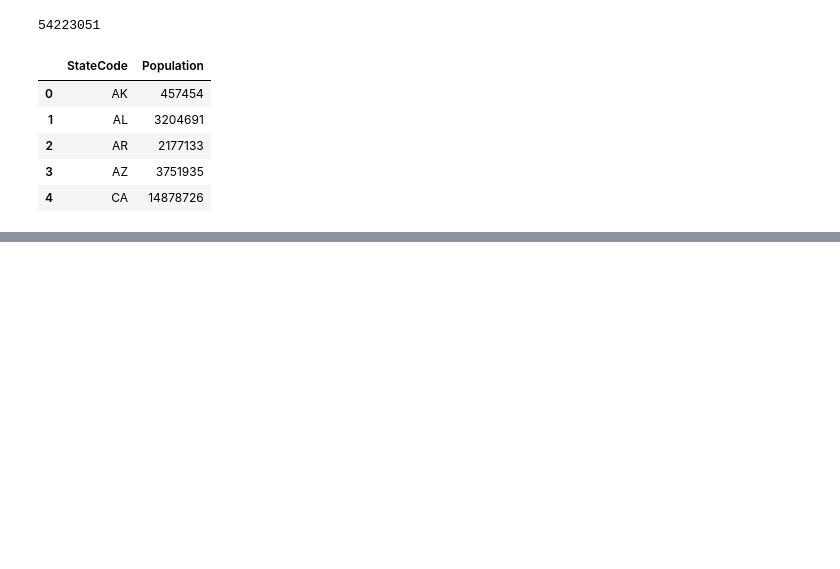
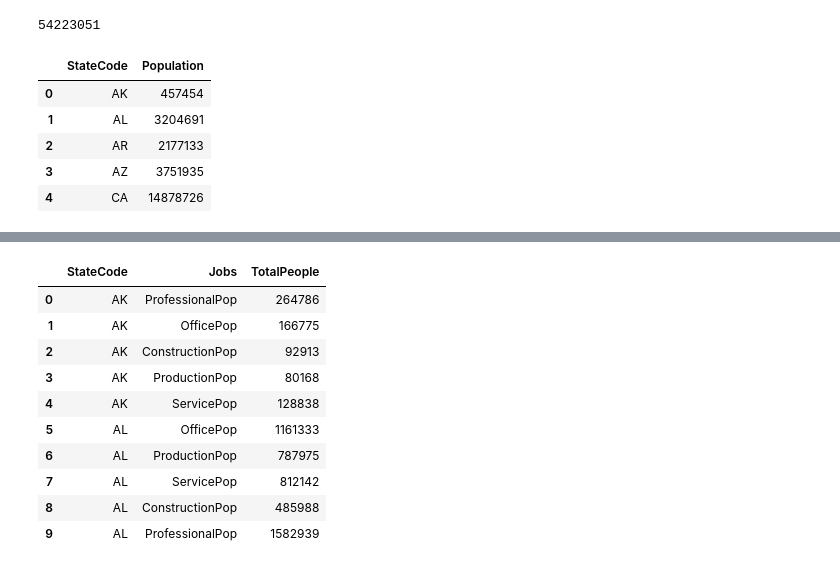
Before and after one commit to bimal-parajuli/data-visualization-us-demographics-dataset, a Jupyter notebook: Untitled.ipynb, the cells around one changed output, grey strips where cells are left out. Cells and saved outputs as stored; diff of their text form; code cells hidden in the pictures; blank space fills up the shorter version.

```diff
--- a/Untitled.ipynb
+++ b/Untitled.ipynb
@@ -130,0 +199,11 @@ total_pop_df
+# %%
+df['OfficePop'] = (df['Office'] * df['TotalPop'] / 100).round().astype(np.int64)
+# %%
+df['ConstructionPop'] = (df['Construction'] * df['TotalPop'] / 100).round().astype(np.int64)
+# %%
+df['ProductionPop'] = (df['Production'] * df['TotalPop'] / 100).round().astype(np.int64)
+# %%
+
+professional_df = df[['Abbreviation','ProfessionalPop','ServicePop','OfficePop','ConstructionPop','ProductionPop']].groupby('Abbreviation').sum().reset_index()
+professional_df.rename(columns={'Abbreviation': 'StateCode'}, inplace=True)
+professional_df.info()
@@ -130,0 +224,17 @@ total_pop_df
+# %%
+melted_df = pd.melt(professional_df, id_vars='StateCode', var_name='Jobs', value_name='TotalPeople')
+
+professional_melted_df = melted_df.sort_values('StateCode').reset_index().drop('index', axis=1, inplace=False)
+professional_melted_df.head(10)
+# %% [output]
+|  | StateCode | Jobs | TotalPeople |
+| 0 | AK | ProfessionalPop | 264786 |
+| 1 | AK | OfficePop | 166775 |
+| 2 | AK | ConstructionPop | 92913 |
+| 3 | AK | ProductionPop | 80168 |
+| 4 | AK | ServicePop | 128838 |
+| 5 | AL | OfficePop | 1161333 |
+| 6 | AL | ProductionPop | 787975 |
+| 7 | AL | ServicePop | 812142 |
+| 8 | AL | ConstructionPop | 485988 |
+| 9 | AL | ProfessionalPop | 1582939 |
```
Also changed, not shown: parts of 28 cells of this notebook, 1 other file.
